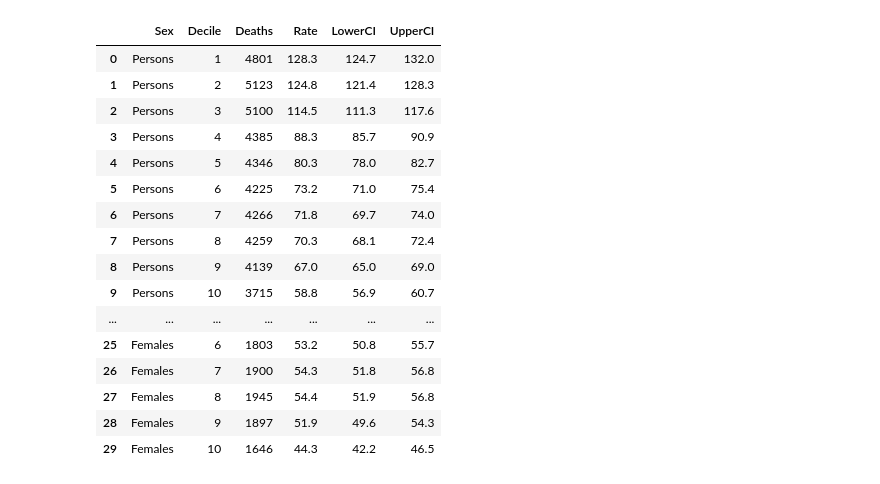
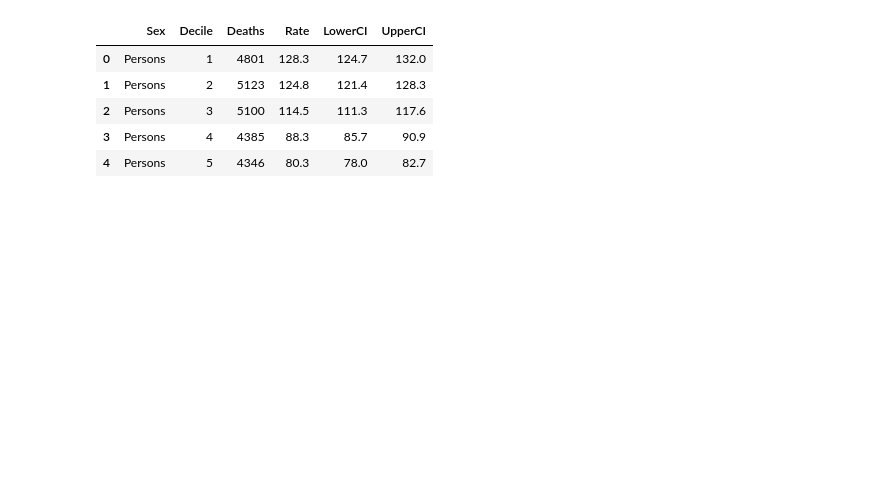
Before and after one commit to harryjmoss/COVIDRover, a Jupyter notebook: notebooks/DeathsByGenderAndDeprivation.ipynb, the cells around one changed output. Cells and saved outputs as stored; diff of their text form; code cells hidden in the pictures; blank space fills up the shorter version.

Commit message:
Cleaning up directory, modifiying tests in test_dataprep (grouped in classes), providing a notebook for the mortality stats by gender and IMD decile plots

```diff
--- a/notebooks/DeathsByGenderAndDeprivation.ipynb
+++ b/notebooks/DeathsByGenderAndDeprivation.ipynb
@@ -141,20 +50,22 @@ covDepDF=covDepDF.drop(columns='DeathCause')
+# %%
+depDF.columns=newColumnList
+covDepDF=depDF[['Cause of death','Sex','Decile','MarchMayDeaths','MarchMayRate','MarchMayLowCI','MarchMayUpperCI']]
+covDepDF.columns=['DeathCause','Sex','Decile','Deaths','Rate','LowerCI','UpperCI']
+covDepDF=covDepDF.fillna("")
+covDepDF=covDepDF[covDepDF['DeathCause'].str.match("COVID-19")]
+covDepDF.Decile=list(np.arange(1,11))*3
+covDepDF["Deaths"] = pd.to_numeric(covDepDF["Deaths"])
+covDepDF["Rate"]=pd.to_numeric(covDepDF["Rate"])
+covDepDF["LowerCI"]=pd.to_numeric(covDepDF["LowerCI"])
+covDepDF["UpperCI"]=pd.to_numeric(covDepDF["UpperCI"])
+covDepDF.index=np.arange(0,len(covDepDF))
+covDepDF=covDepDF.drop(columns='DeathCause')
 # %%
-covDepDF
+covDepDF.head(5)
 # %% [output]
 |  | Sex | Decile | Deaths | Rate | LowerCI | UpperCI |
 | 0 | Persons | 1 | 4801 | 128.3 | 124.7 | 132.0 |
 | 1 | Persons | 2 | 5123 | 124.8 | 121.4 | 128.3 |
 | 2 | Persons | 3 | 5100 | 114.5 | 111.3 | 117.6 |
 | 3 | Persons | 4 | 4385 | 88.3 | 85.7 | 90.9 |
 | 4 | Persons | 5 | 4346 | 80.3 | 78.0 | 82.7 |
-| 5 | Persons | 6 | 4225 | 73.2 | 71.0 | 75.4 |
-| 6 | Persons | 7 | 4266 | 71.8 | 69.7 | 74.0 |
-| 7 | Persons | 8 | 4259 | 70.3 | 68.1 | 72.4 |
-| 8 | Persons | 9 | 4139 | 67.0 | 65.0 | 69.0 |
-| 9 | Persons | 10 | 3715 | 58.8 | 56.9 | 60.7 |
-| ... | ... | ... | ... | ... | ... | ... |
-| 25 | Females | 6 | 1803 | 53.2 | 50.8 | 55.7 |
-| 26 | Females | 7 | 1900 | 54.3 | 51.8 | 56.8 |
-| 27 | Females | 8 | 1945 | 54.4 | 51.9 | 56.8 |
-| 28 | Females | 9 | 1897 | 51.9 | 49.6 | 54.3 |
-| 29 | Females | 10 | 1646 | 44.3 | 42.2 | 46.5 |
```
Also changed, not shown: parts of 43 cells of this notebook, 7 other files.
